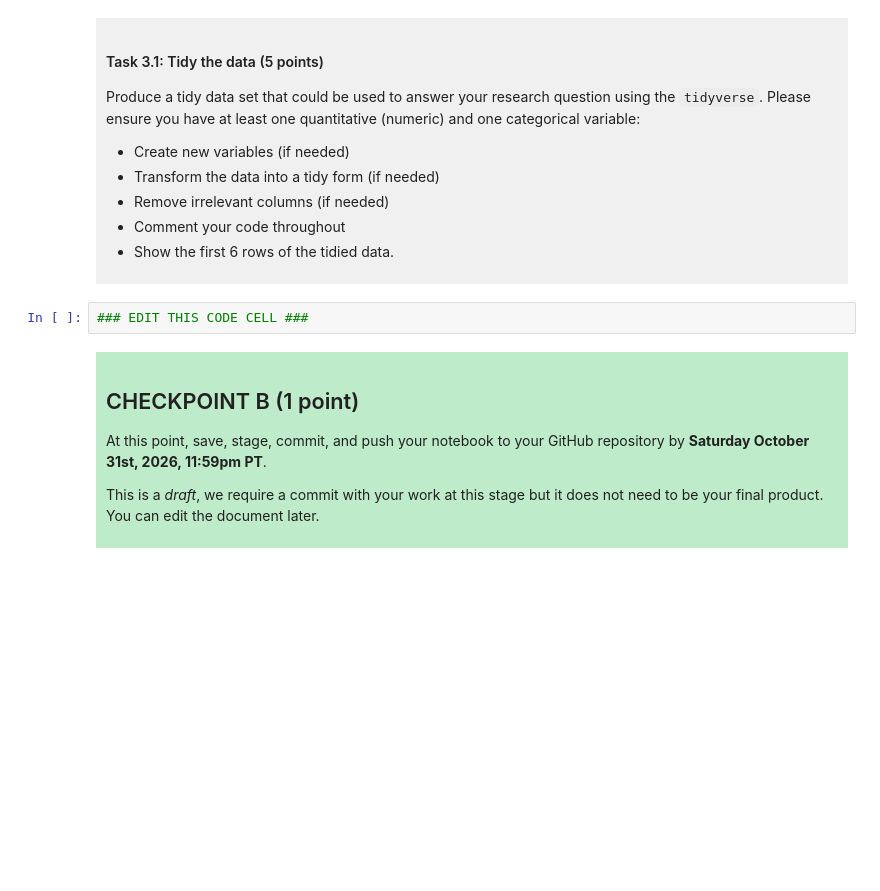
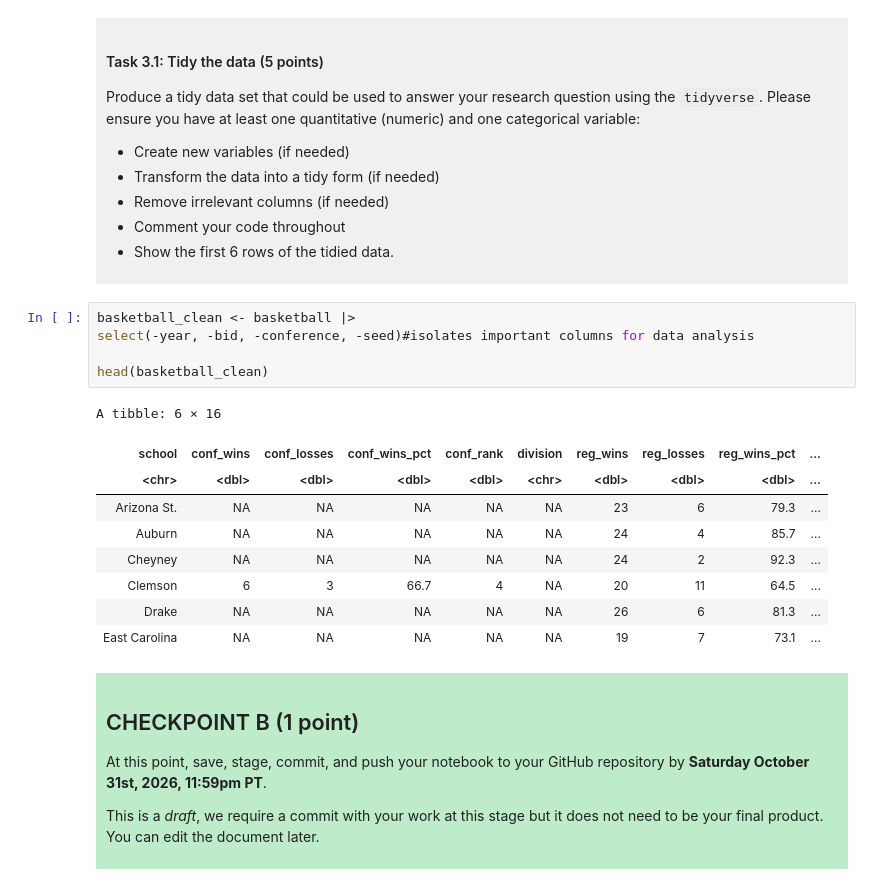
Before and after one commit to cliomilwright-sys/dsci-100-project-clio-milwright, a Jupyter notebook: dsci-100-project-notebook.ipynb, the cells around one changed output. Saved outputs shown, nothing was run; the diff lists cells and outputs as text; blank space fills up the shorter version.

```diff
--- a/dsci-100-project-notebook.ipynb
+++ b/dsci-100-project-notebook.ipynb
@@ -189,7 +223,20 @@ Produce a tidy data set that could be used to answer your research question usin
 
 </div>
 # %%
-### EDIT THIS CODE CELL ###
+basketball_clean <- basketball |>
+select(-year, -bid, -conference, -seed)#isolates important columns for data analysis
+
+head(basketball_clean)
+# %% [output]
+A tibble: 6 × 16
+| school | conf_wins | conf_losses | conf_wins_pct | conf_rank | division | reg_wins | reg_losses | reg_wins_pct | ... |
+| <chr> | <dbl> | <dbl> | <dbl> | <dbl> | <chr> | <dbl> | <dbl> | <dbl> | ... |
+| Arizona St. | NA | NA | NA | NA | NA | 23 | 6 | 79.3 | ... |
+| Auburn | NA | NA | NA | NA | NA | 24 | 4 | 85.7 | ... |
+| Cheyney | NA | NA | NA | NA | NA | 24 | 2 | 92.3 | ... |
+| Clemson | 6 | 3 | 66.7 | 4 | NA | 20 | 11 | 64.5 | ... |
+| Drake | NA | NA | NA | NA | NA | 26 | 6 | 81.3 | ... |
+| East Carolina | NA | NA | NA | NA | NA | 19 | 7 | 73.1 | ... |
 # %% [markdown]
 <div style="background-color: #beebca; padding: 10px;">
 
```
Also changed, not shown: parts of 5 cells of this notebook.
